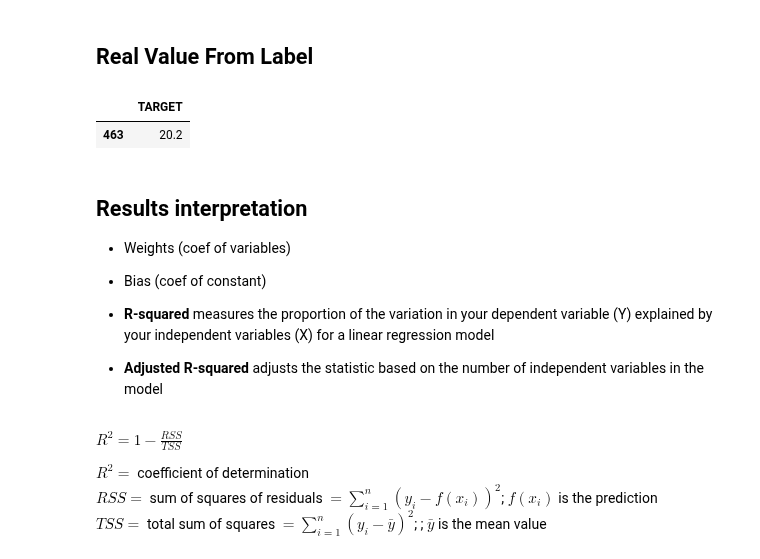
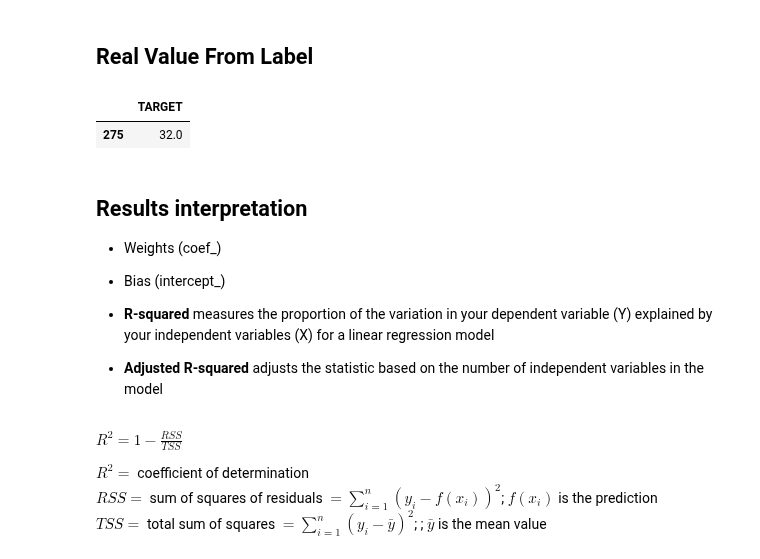
Before and after one commit to sedv8808/LighthouseLabs, a Jupyter notebook: W04D3/W04D3_intro_to_ml_and_lr.ipynb, the cells around one changed output. Cells and saved outputs as stored; diff of their text form; code cells hidden in the pictures.

```diff
--- a/W04D3/W04D3_intro_to_ml_and_lr.ipynb
+++ b/W04D3/W04D3_intro_to_ml_and_lr.ipynb
@@ -401,15 +391,15 @@ dtype: float64
 # %% [markdown]
 ## Real Value From Label
 # %%
-y_train.iloc[0:1]
+y_test.iloc[0:1]
 # %% [output]
 |  | TARGET |
-| 463 | 20.2 |
+| 275 | 32.0 |
 # %% [markdown]
 ## Results interpretation
 
-- Weights (coef of variables)
-- Bias (coef of constant)
+- Weights (coef_)
+- Bias (intercept_)
 
 - **R-squared** measures the proportion of the variation in your dependent variable (Y) explained by your independent variables (X) for a linear regression model
 - **Adjusted R-squared** adjusts the statistic based on the number of independent variables in the model
```
Also changed, not shown: parts of 12 cells of this notebook.
